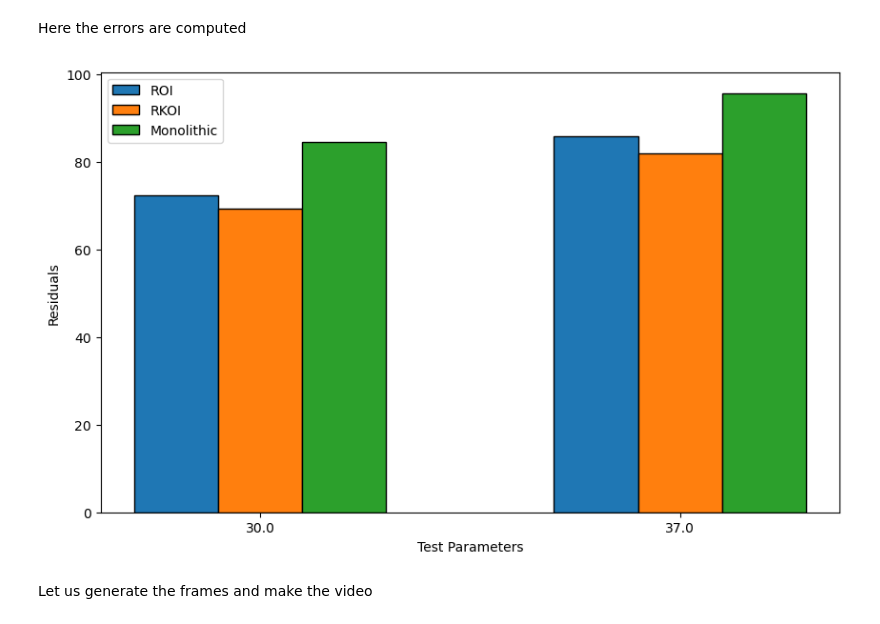
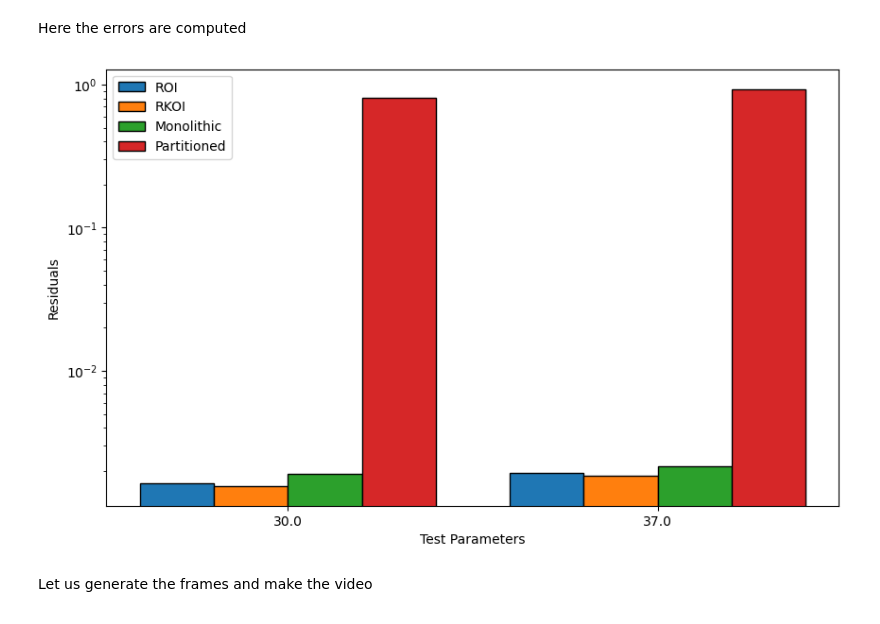
Before and after one commit to ERMETE-Lab/ROSE-pDMD, a Jupyter notebook: TestCases/01a_dynasty1param.ipynb, the cells around one changed output. Cells and saved outputs as stored; diff of their text form; code cells hidden in the pictures.

```diff
--- a/TestCases/01a_dynasty1param.ipynb
+++ b/TestCases/01a_dynasty1param.ipynb
@@ -635,7 +636,7 @@ warnings.filterwarnings("ignore")
 
 interpolator = RBF()
 
-rank_partitioned = 2
+rank_partitioned = 10
 rom_partitioned  = POD(rank=rank_partitioned, method='randomized_svd')
 dmds_partitioned = [DMD(svd_rank=-1) for _ in range(len(train_params))]
 
@@ -716,8 +717,8 @@ The Euclidian norm is taken spatially of the residual field between the predicte
 from matplotlib.colors import Normalize
 from tqdm import tqdm
 
-# labels = ['ROI', 'RKOI', 'Monolithic', 'Partitioned']
-labels = ['ROI', 'RKOI', 'Monolithic']
+labels = ['ROI', 'RKOI', 'Monolithic', 'Partitioned']
+# labels = ['ROI', 'RKOI', 'Monolithic']
 recons = [list() for _ in range(len(labels))]
 
 for ii, mu in enumerate(test_params):
@@ -734,33 +735,34 @@ for ii, mu in enumerate(test_params):
     # Monolithic DMD
     recons[2].append(recon_monolithic[ii])
 
-    # # Partitioned DMD
-    # recons[3].append(recon_partitioned[ii])
+    # Partitioned DMD
+    recons[3].append(recon_partitioned[ii])
 # %% [markdown]
 Here the errors are computed
 # %%
 resids = np.zeros((len(test_params), len(labels)))
 
 for ii in range(len(test_params)):
     for jj in range(len(labels)):
-        resids[ii, jj] = np.linalg.norm(recons[jj][ii] - test_snapshots[ii].T)
+        resids[ii, jj] = np.linalg.norm(recons[jj][ii] - test_snapshots[ii].T) / np.linalg.norm(test_snapshots[ii].T)
 
 fig, ax = plt.subplots(figsize=(10, 6))
 bar_width = 0.2
 positions = np.arange(len(test_params))
 
 for i, label in enumerate(labels):
     ax.bar(positions + i * bar_width, resids[:, i], bar_width, label=label, edgecolor='black')
 
+ax.set_yscale('log')
 ax.set_xlabel('Test Parameters')
 ax.set_ylabel('Residuals')
 ax.set_xticks(positions + bar_width * (len(labels) - 1) / 2)
 ax.set_xticklabels(test_params)
 ax.legend()
 
 fig.savefig(path_res + 'residual_errors.pdf', format='pdf', dpi=200, bbox_inches='tight')
 # %% [output]
-[figure, old version]
+[figure, new version]
 # %% [markdown]
 Let us generate the frames and make the video
 # %%
```
Also changed, not shown: parts of 3 cells of this notebook.
